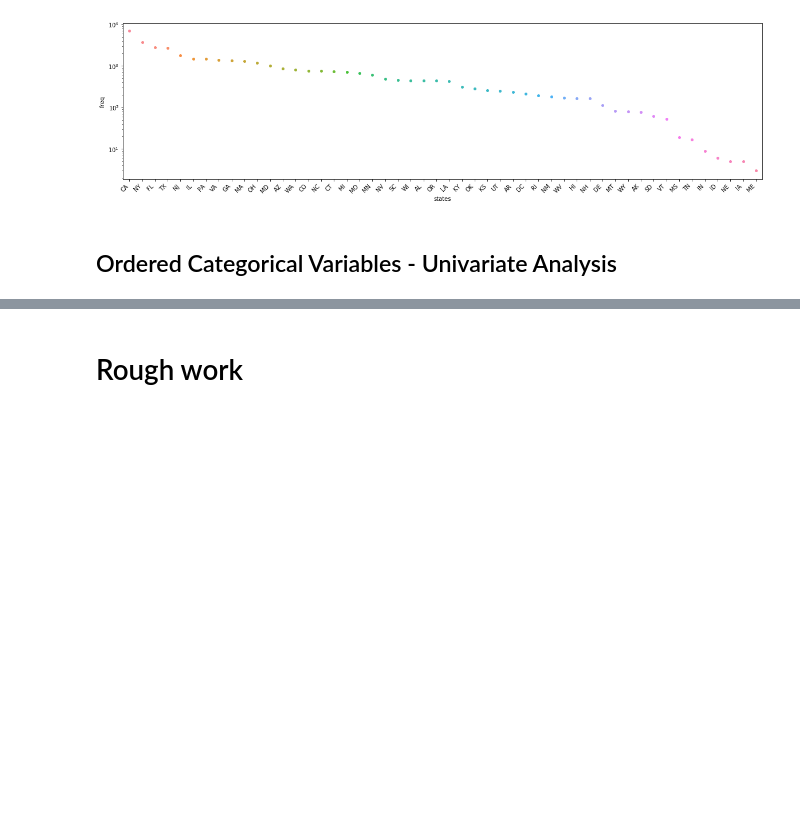
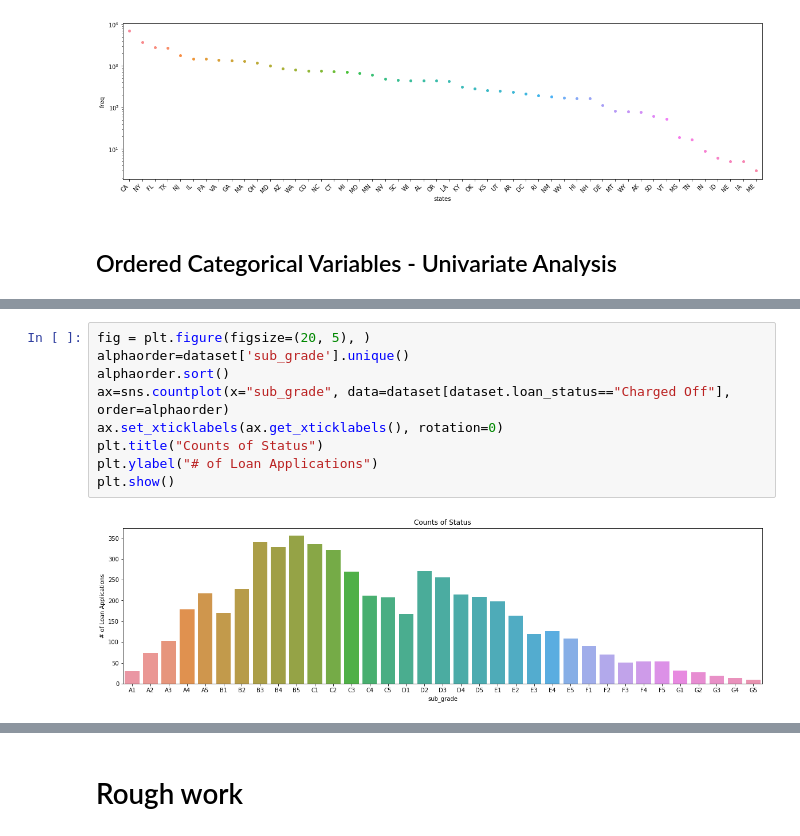
Before and after one commit to arpitjoshi/case-study-2, a Jupyter notebook: notebook.ipynb, the cells around one changed output, grey strips where cells are left out. Cells and saved outputs as stored; diff of their text form; blank space fills up the shorter version.

```diff
--- a/notebook.ipynb
+++ b/notebook.ipynb
@@ -305,0 +328,11 @@ plt.show()
+# %%
+fig = plt.figure(figsize=(20, 5), )
+alphaorder=dataset['sub_grade'].unique()
+alphaorder.sort()
+ax=sns.countplot(x="sub_grade", data=dataset[dataset.loan_status=="Charged Off"], order=alphaorder)
+ax.set_xticklabels(ax.get_xticklabels(), rotation=0)
+plt.title("Counts of Status")
+plt.ylabel("# of Loan Applications")
+plt.show()
+# %% [output]
+[figure, added]
```
Also changed, not shown: parts of 11 cells of this notebook.
